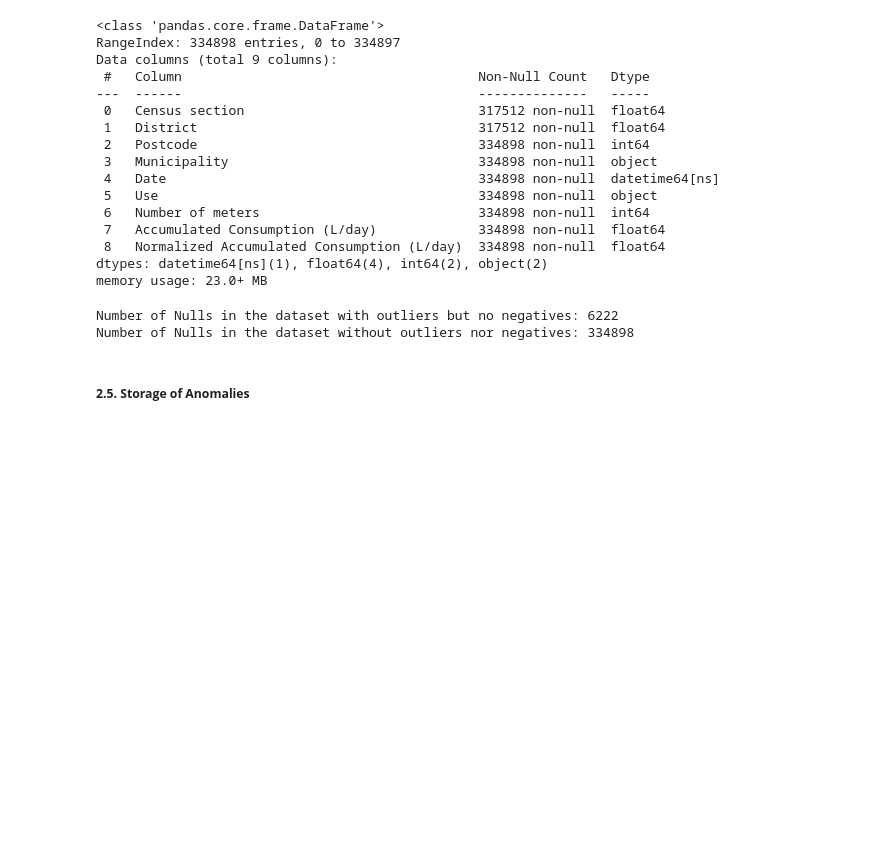
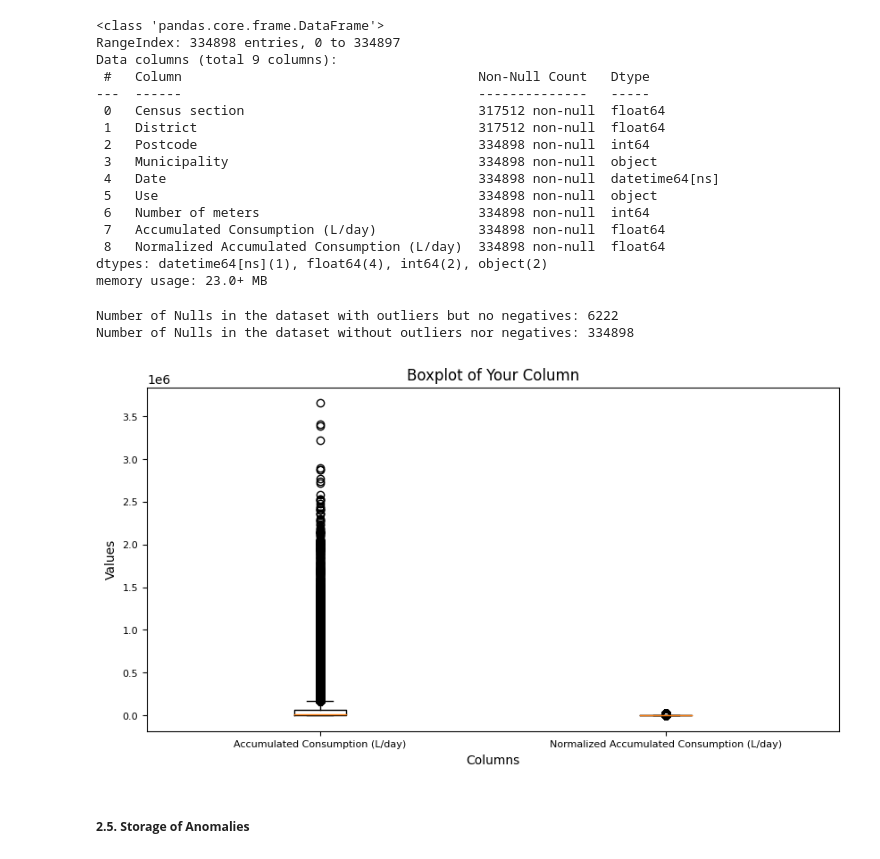
Before and after one commit to edithruizz/TFG, a Jupyter notebook: Python_Notebooks/dataset1_v2.ipynb, the cells around one changed output. Saved outputs shown, nothing was run; the diff lists cells and outputs as text; code cells hidden in the pictures; blank space fills up the shorter version.

```diff
--- a/Python_Notebooks/dataset1_v2.ipynb
+++ b/Python_Notebooks/dataset1_v2.ipynb
@@ -390,6 +405,23 @@ print("Number of Nulls in the dataset without outliers nor negatives:", dataset1
 # %% [output]
 Number of Nulls in the dataset with outliers but no negatives: 6222
 Number of Nulls in the dataset without outliers nor negatives: 334898
+# %%
+dataset1_box = dataset1_filtered.dropna(subset = ['District'])
+dataset1_box = dataset1_box.dropna(subset = ['Census section'])
+dataset1_box = dataset1_box.dropna(subset = ['Accumulated Consumption (L/day)'])
+dataset1_box = dataset1_box.dropna(subset = ['Normalized Accumulated Consumption (L/day)'])
+
+columns_to_plot = ['Accumulated Consumption (L/day)', 'Normalized Accumulated Consumption (L/day)']
+plt.figure(figsize=(10, 5))
+plt.boxplot([dataset1_box[col] for col in columns_to_plot], labels=columns_to_plot)
+plt.title('Boxplot of Your Column', fontsize=12)
+plt.xlabel('Columns', fontsize=10)
+plt.ylabel('Values', fontsize=10)
+plt.xticks(fontsize=8)
+plt.yticks(fontsize=8)
+plt.show()
+# %% [output]
+[figure, added]
 # %% [markdown]
 ##### **2.5. Storage of Anomalies**
 # %% [markdown]
```
Also changed, not shown: parts of 28 cells of this notebook, 2 other files.
